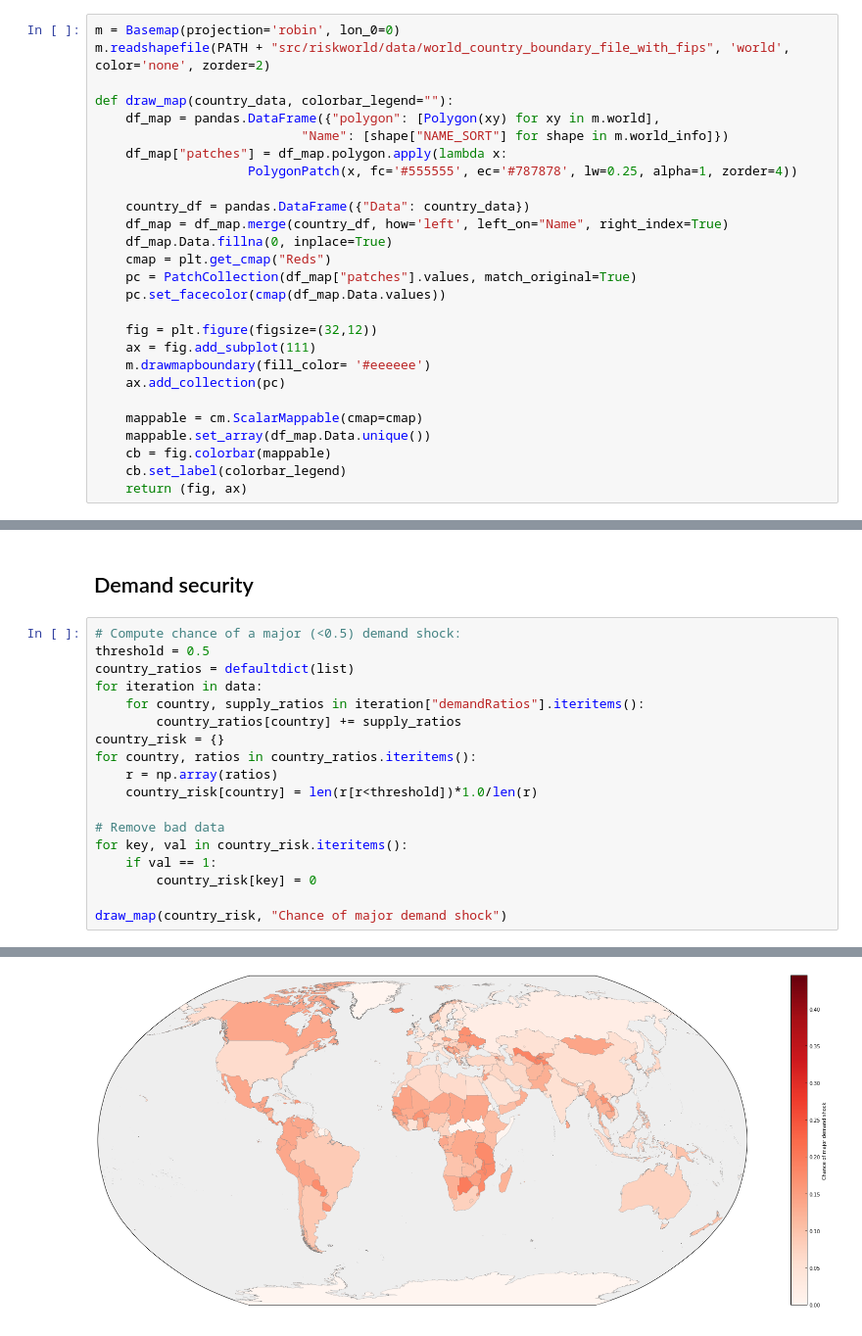
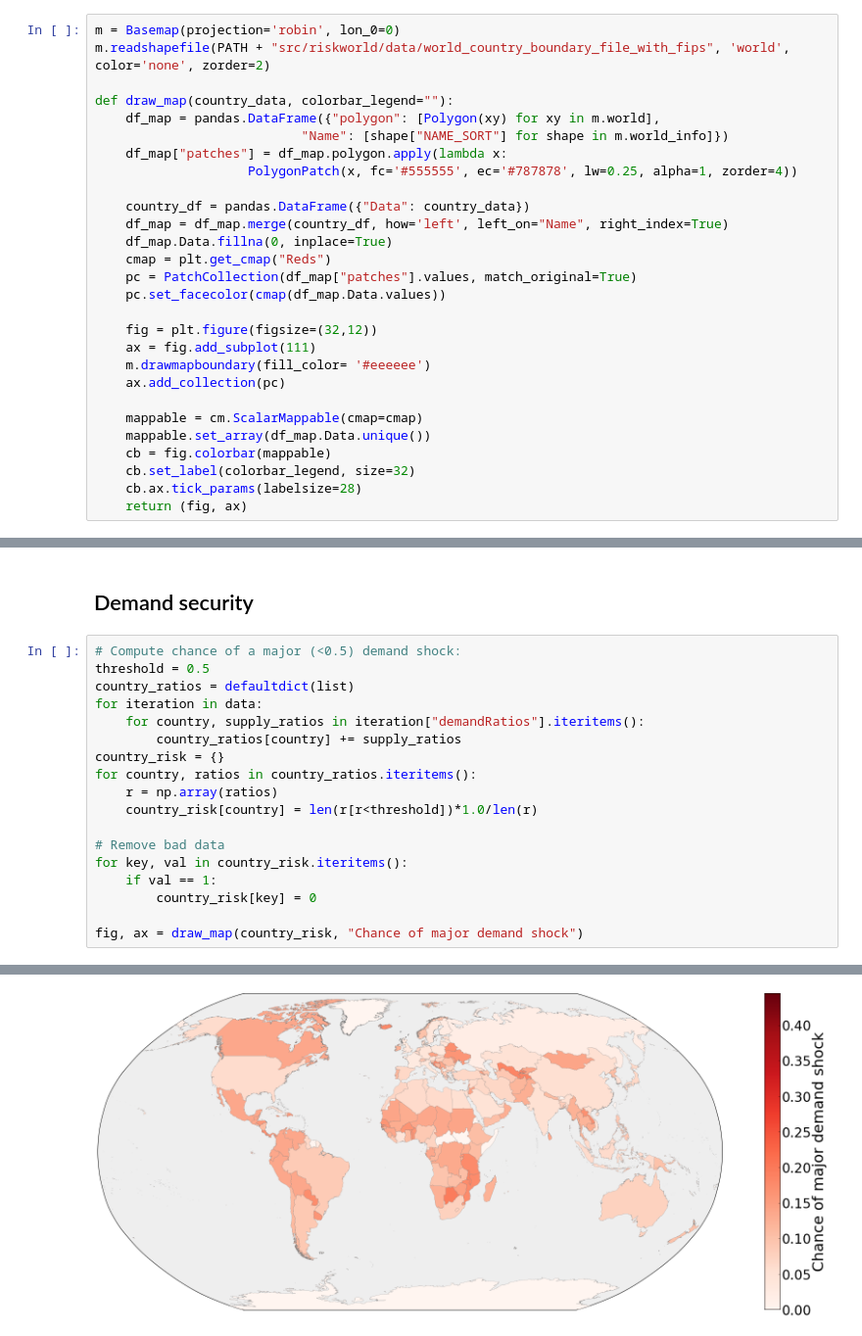
Before and after one commit to dmasad/riskworld, a Jupyter notebook: Analysis/Mapping.ipynb, the cells around one changed output, grey strips where cells are left out. Shown: that part at 98% size. Drawn from its saved outputs; the diff is of its cells as text.

```diff
--- a/Analysis/Mapping.ipynb
+++ b/Analysis/Mapping.ipynb
@@ -40,7 +40,8 @@ def draw_map(country_data, colorbar_legend=""):
     mappable = cm.ScalarMappable(cmap=cmap)
     mappable.set_array(df_map.Data.unique())
     cb = fig.colorbar(mappable)
-    cb.set_label(colorbar_legend)
+    cb.set_label(colorbar_legend, size=32)
+    cb.ax.tick_params(labelsize=28)
     return (fig, ax)
 # %% [output]
 [figure]
@@ -80,5 +84,5 @@ for key, val in country_risk.iteritems():
     if val == 1:
         country_risk[key] = 0
 
-draw_map(country_risk, "Chance of major demand shock")
+fig, ax = draw_map(country_risk, "Chance of major demand shock")
 # %% [output]
@@ -87 +89 @@ draw_map(country_risk, "Chance of major demand shock")
-[figure, old version]
+[figure, new version]
```
Also changed, not shown: parts of 4 cells of this notebook, 12 other files.
